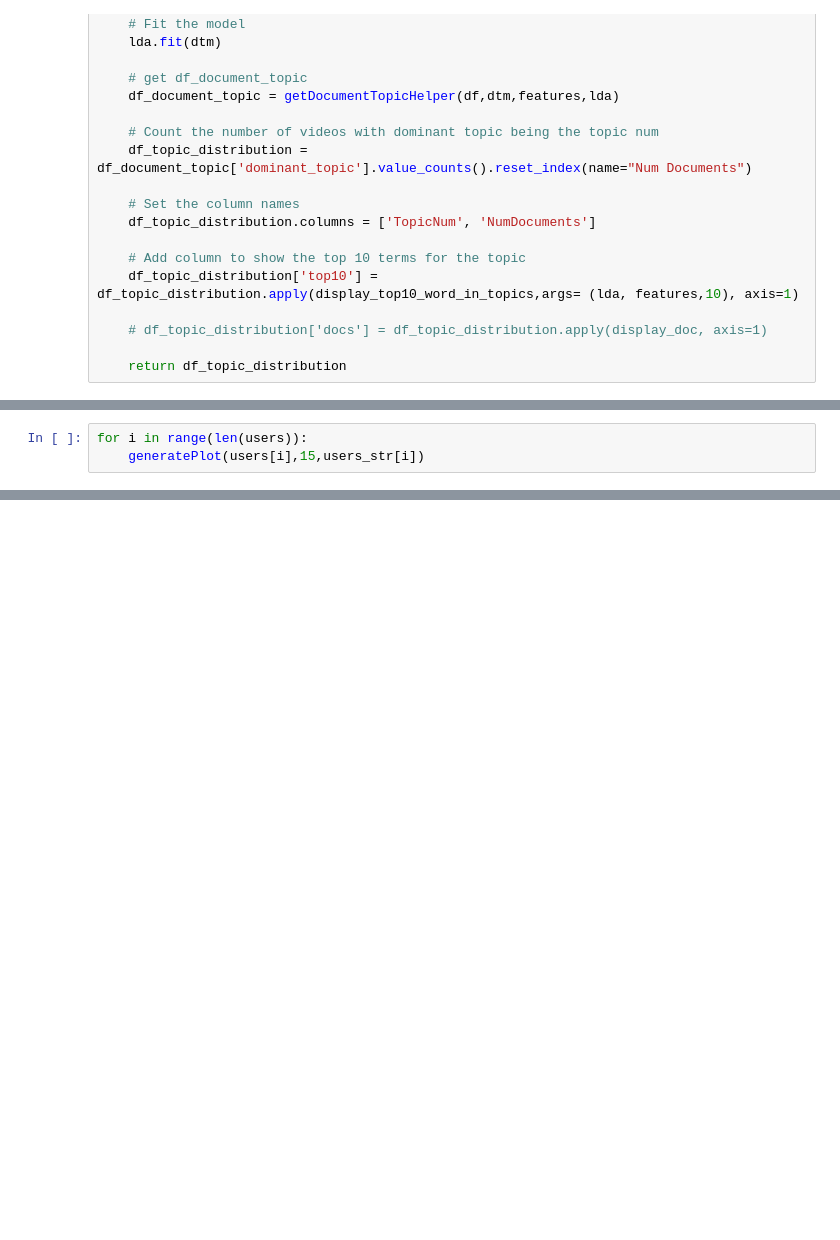
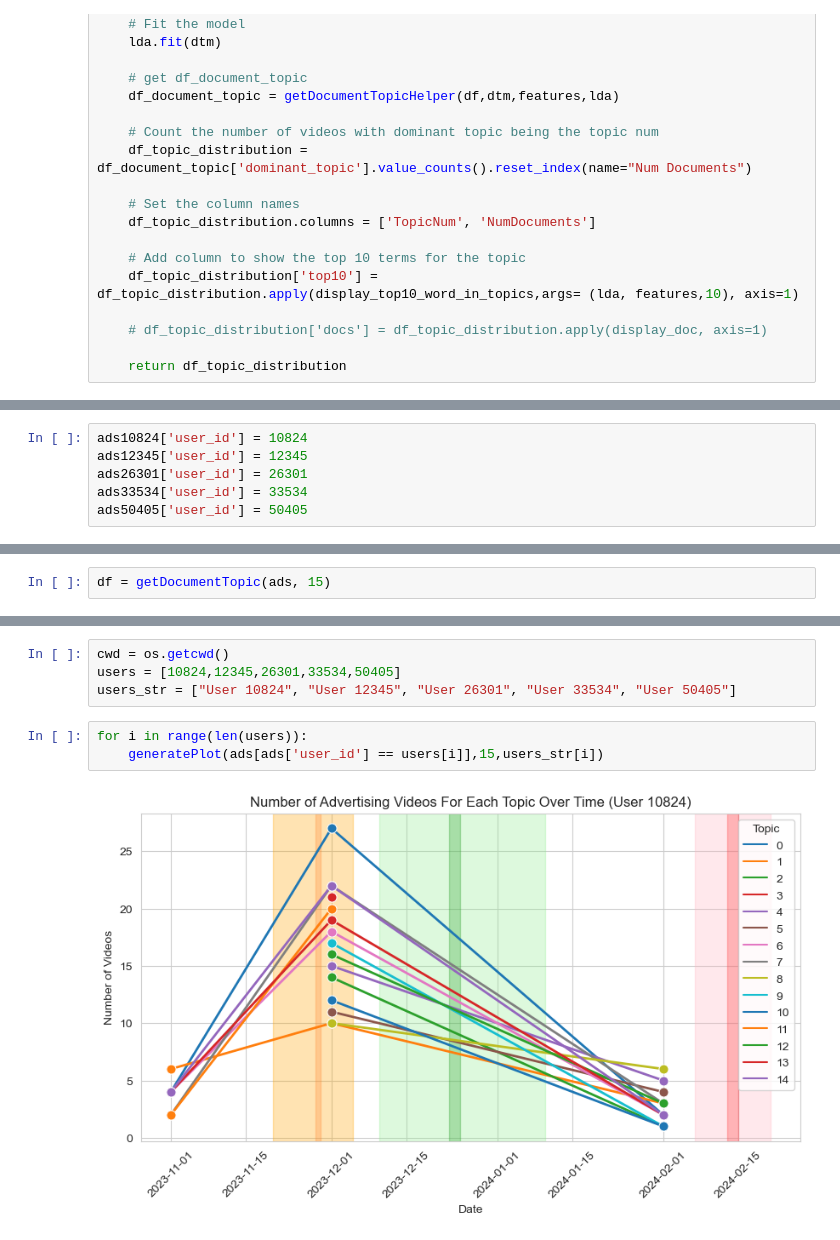
Before and after one commit to Dorajyl/CS315_FinalProject, a Jupyter notebook: Ads Topic Modeling.ipynb, the cells around one changed output, grey strips where cells are left out. Saved outputs shown, nothing was run; the diff lists cells and outputs as text; blank space fills up the shorter version.

```diff
--- a/Ads Topic Modeling.ipynb
+++ b/Ads Topic Modeling.ipynb
@@ -385,3 +317,0 @@ users_str[0]
-# %%
-for i in range(len(users)):
-    generatePlot(users[i],15,users_str[i])
@@ -393,0 +325,6 @@ for i in range(len(users)):
+# %%
+ads10824['user_id'] = 10824
+ads12345['user_id'] = 12345
+ads26301['user_id'] = 26301
+ads33534['user_id'] = 33534
+ads50405['user_id'] = 50405
@@ -393,0 +353,2 @@ for i in range(len(users)):
+# %%
+df = getDocumentTopic(ads, 15)
@@ -393,0 +419,9 @@ for i in range(len(users)):
+# %%
+cwd = os.getcwd()
+users = [10824,12345,26301,33534,50405]
+users_str = ["User 10824", "User 12345", "User 26301", "User 33534", "User 50405"]
+# %%
+for i in range(len(users)):
+    generatePlot(ads[ads['user_id'] == users[i]],15,users_str[i])
+# %% [output]
+[figure, added]
```
Also changed, not shown: parts of 33 cells of this notebook.
